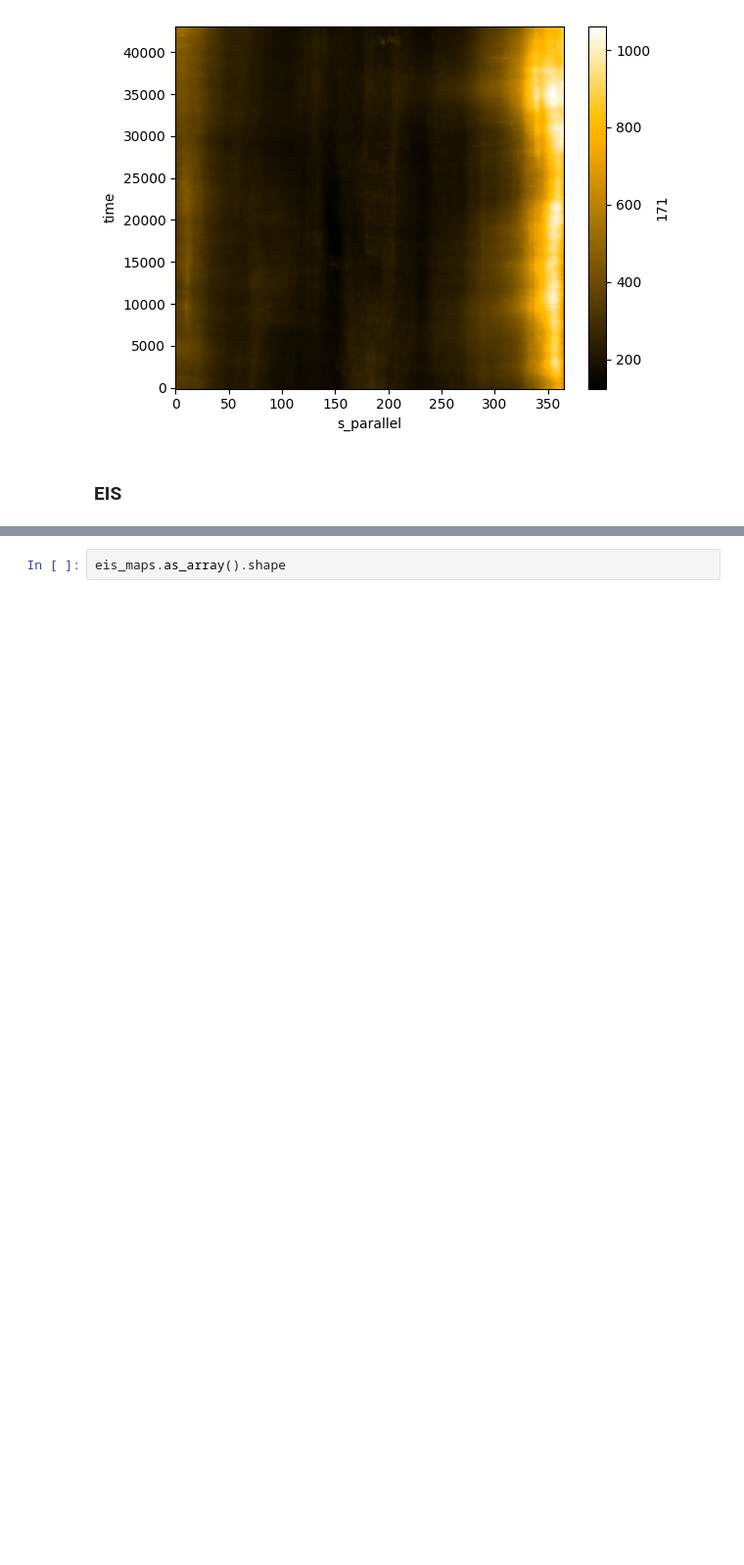
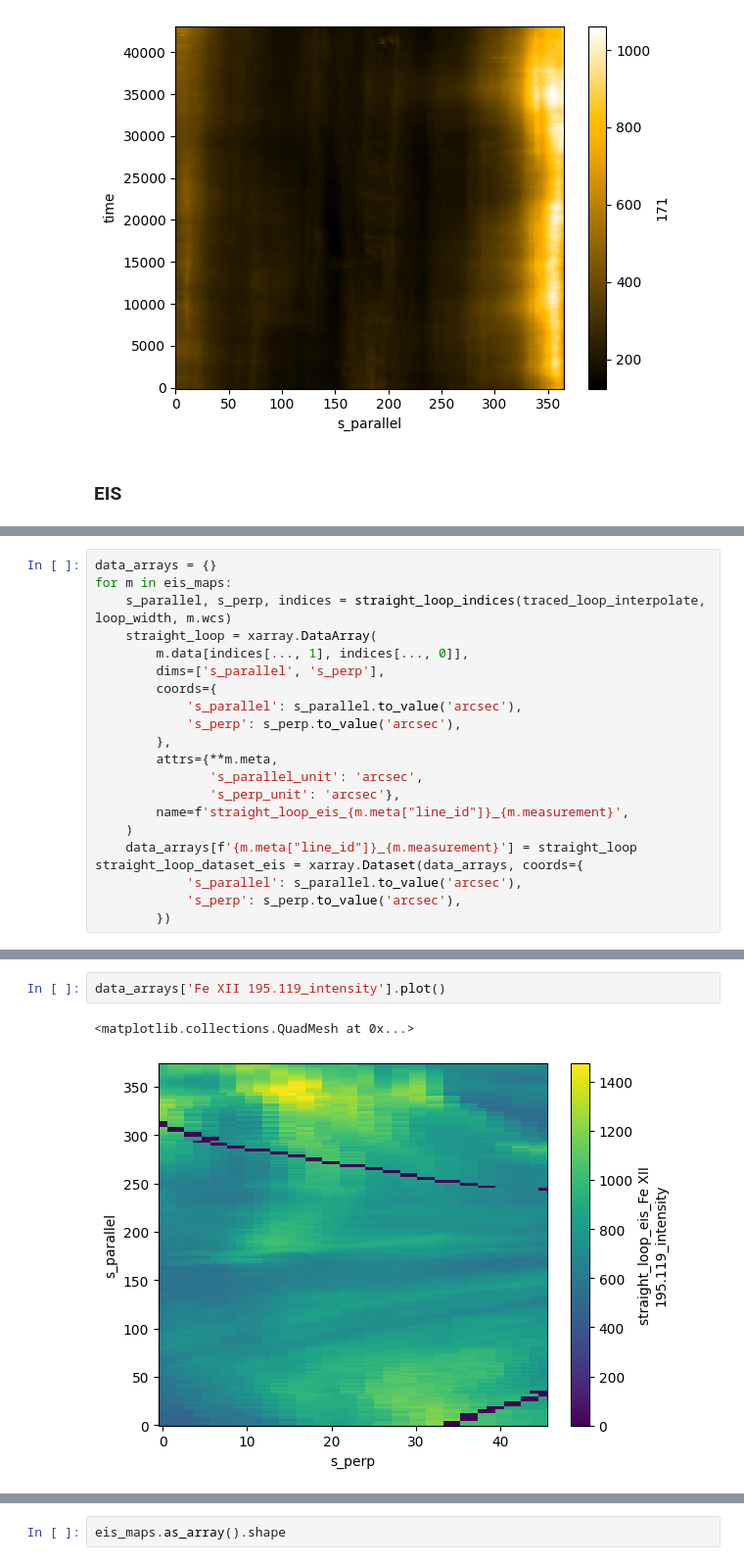
Before and after one commit to wtbarnes/hinode-2023-loops-poster, a Jupyter notebook: notebooks/loop-selection-testing.ipynb, the cells around one changed output, grey strips where cells are left out. Shown at 98% size. Drawn from its saved outputs; the diff is of its cells as text; blank space fills up the shorter version.

```diff
--- a/notebooks/loop-selection-testing.ipynb
+++ b/notebooks/loop-selection-testing.ipynb
@@ -101,0 +80,21 @@ INFO: Missing metadata for solar radius: assuming the standard radius of the pho
+# %%
+data_arrays = {}
+for m in eis_maps:
+    s_parallel, s_perp, indices = straight_loop_indices(traced_loop_interpolate, loop_width, m.wcs)
+    straight_loop = xarray.DataArray(
+        m.data[indices[..., 1], indices[..., 0]],
+        dims=['s_parallel', 's_perp'],
+        coords={
+            's_parallel': s_parallel.to_value('arcsec'),
+            's_perp': s_perp.to_value('arcsec'),
+        },
+        attrs={**m.meta,
+               's_parallel_unit': 'arcsec',
+               's_perp_unit': 'arcsec'},
+        name=f'straight_loop_eis_{m.meta["line_id"]}_{m.measurement}',
+    )
+    data_arrays[f'{m.meta["line_id"]}_{m.measurement}'] = straight_loop
+straight_loop_dataset_eis = xarray.Dataset(data_arrays, coords={
+            's_parallel': s_parallel.to_value('arcsec'),
+            's_perp': s_perp.to_value('arcsec'),
+        })
@@ -101,0 +176,5 @@ INFO: Missing metadata for solar radius: assuming the standard radius of the pho
+# %%
+data_arrays['Fe XII 195.119_intensity'].plot()
+# %% [output]
+<matplotlib.collections.QuadMesh at 0x...>
+[figure, added]
```
Also changed, not shown: parts of 14 cells of this notebook, 3 other files.
